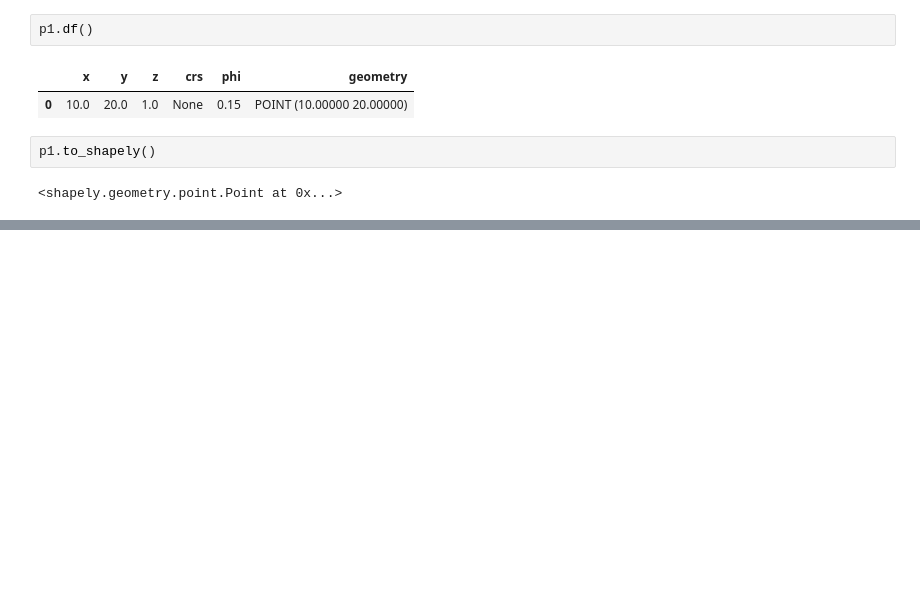
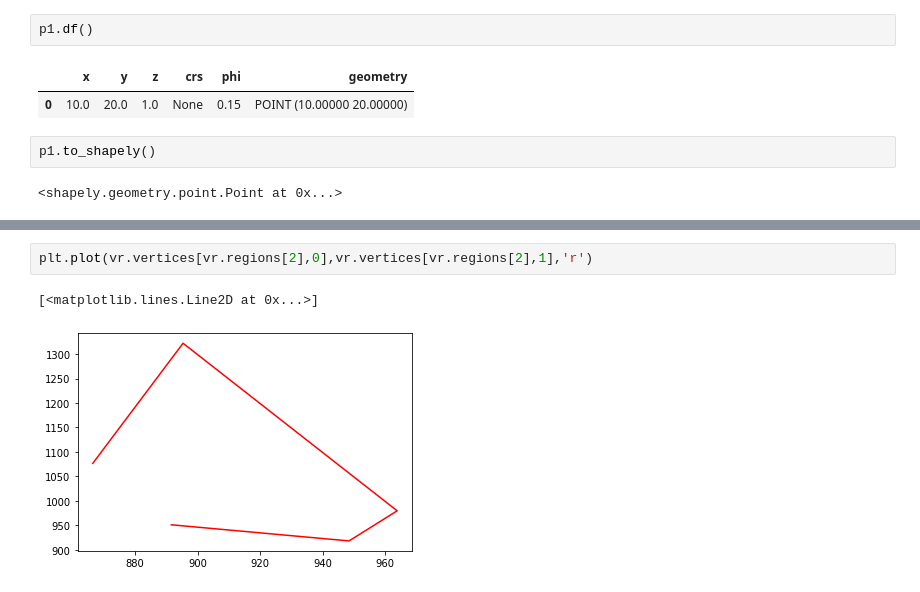
Before and after one commit to scuervo91/volumetricspy, a Jupyter notebook: docs/examples/3-Points/points.ipynb, the cells around one changed output, grey strips where cells are left out. Cells and saved outputs as stored; diff of their text form; blank space fills up the shorter version.

```diff
--- a/docs/examples/3-Points/points.ipynb
+++ b/docs/examples/3-Points/points.ipynb
@@ -15,0 +71,5 @@ p1.to_shapely()
+# %%
+plt.plot(vr.vertices[vr.regions[2],0],vr.vertices[vr.regions[2],1],'r')
+# %% [output]
+[<matplotlib.lines.Line2D at 0x...>]
+[figure, added]
```
Also changed, not shown: parts of 10 cells of this notebook, 5 other files.
